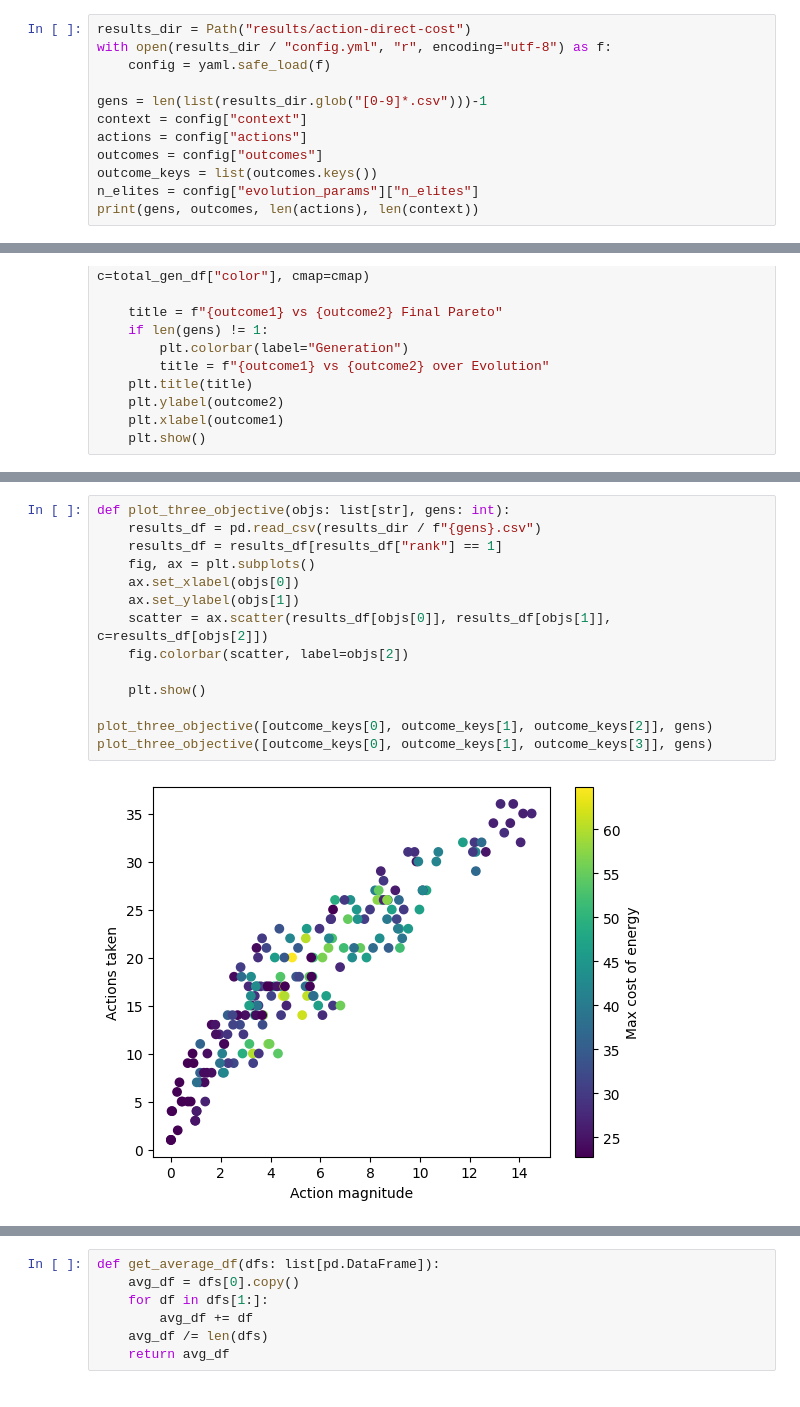
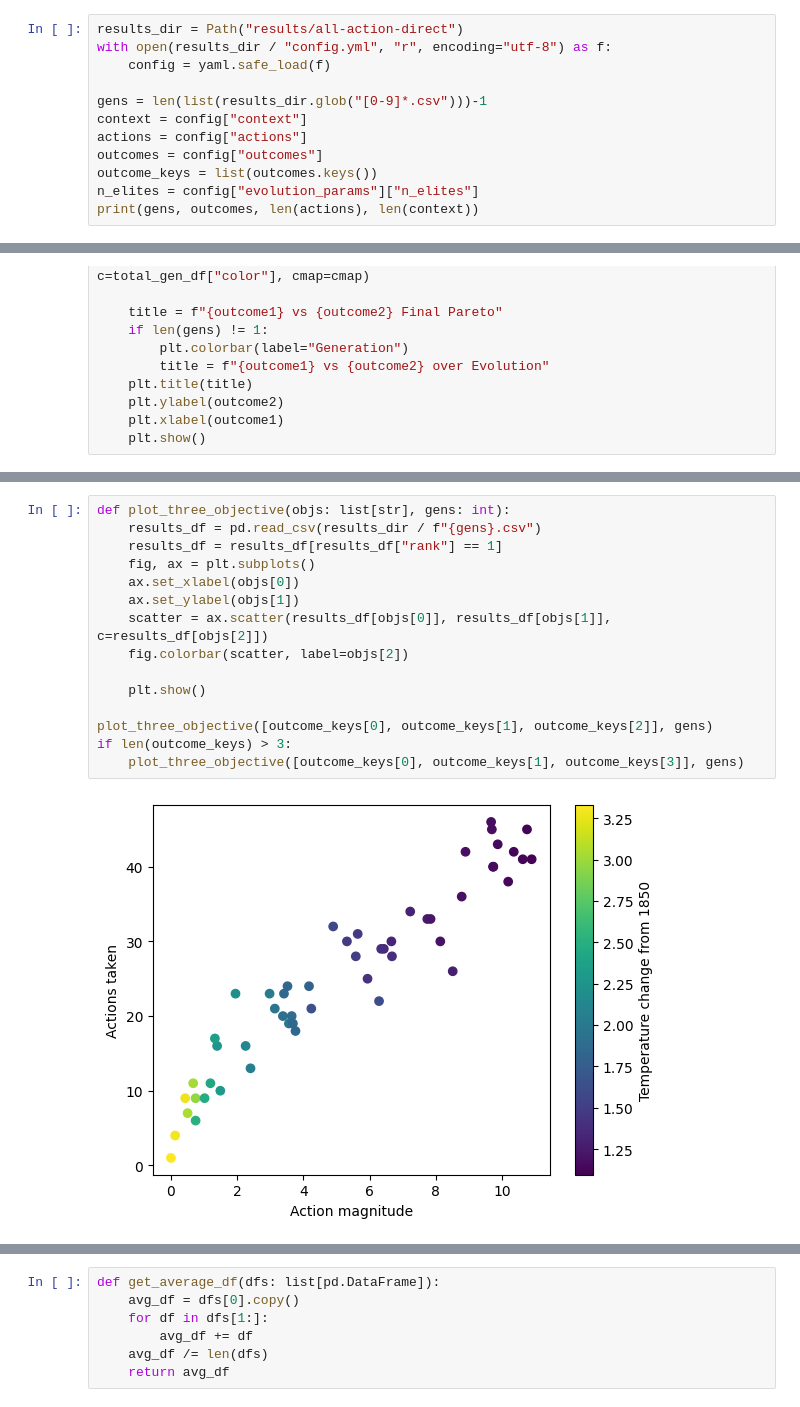
Before and after one commit to cognizant-ai-labs/en-roads-py, a Jupyter notebook: experiments/analysis.ipynb, the cells around one changed output, grey strips where cells are left out. Drawn from its saved outputs; the diff is of its cells as text.

```diff
--- a/experiments/analysis.ipynb
+++ b/experiments/analysis.ipynb
@@ -14,5 +13,5 @@ from enroadspy.generate_url import open_browser, actions_to_url
 # %%
-results_dir = Path("results/action-direct-cost")
+results_dir = Path("results/all-action-direct")
 with open(results_dir / "config.yml", "r", encoding="utf-8") as f:
     config = yaml.safe_load(f)
 
@@ -172,16 +173,17 @@ plot_two_objective(outcome_keys[1], outcome_keys[0], range(1, gens+1, 5))
 # %%
 def plot_three_objective(objs: list[str], gens: int):
     results_df = pd.read_csv(results_dir / f"{gens}.csv")
     results_df = results_df[results_df["rank"] == 1]
     fig, ax = plt.subplots()
     ax.set_xlabel(objs[0])
     ax.set_ylabel(objs[1])
     scatter = ax.scatter(results_df[objs[0]], results_df[objs[1]], c=results_df[objs[2]])
     fig.colorbar(scatter, label=objs[2])
 
     plt.show()
 
 plot_three_objective([outcome_keys[0], outcome_keys[1], outcome_keys[2]], gens)
-plot_three_objective([outcome_keys[0], outcome_keys[1], outcome_keys[3]], gens)
+if len(outcome_keys) > 3:
+    plot_three_objective([outcome_keys[0], outcome_keys[1], outcome_keys[3]], gens)
 # %% [output]
-[figure, old version]
+[figure, new version]
```
Also changed, not shown: parts of 20 cells of this notebook.
